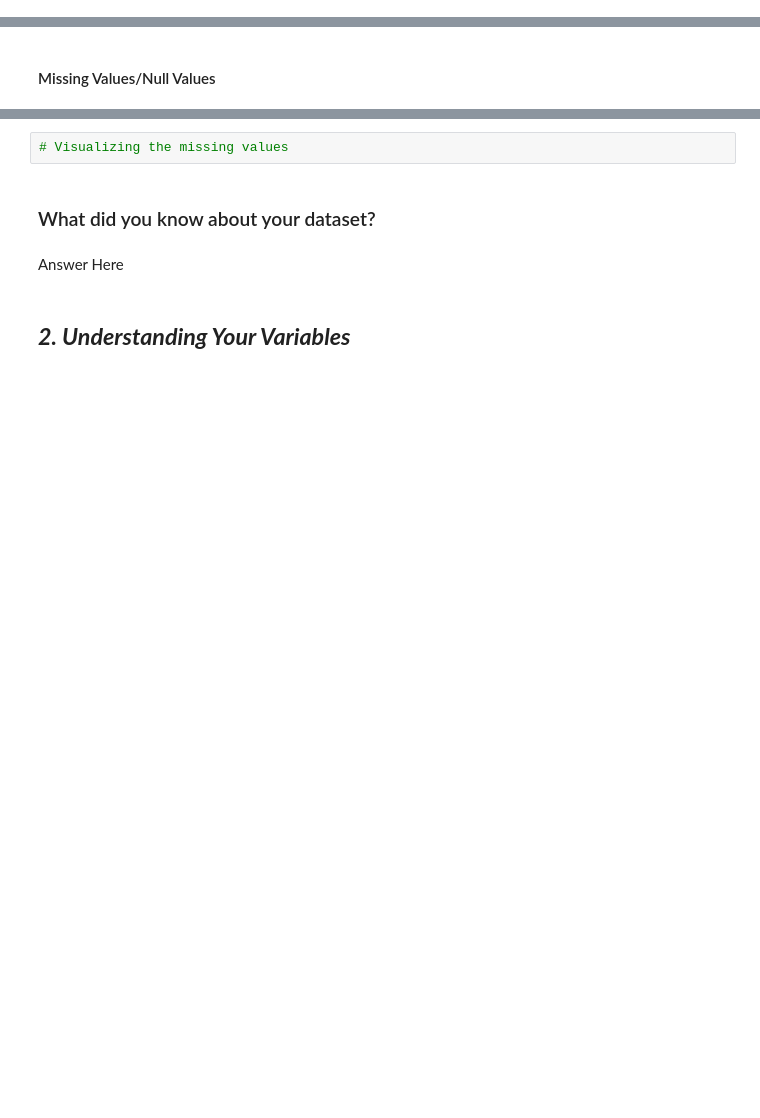
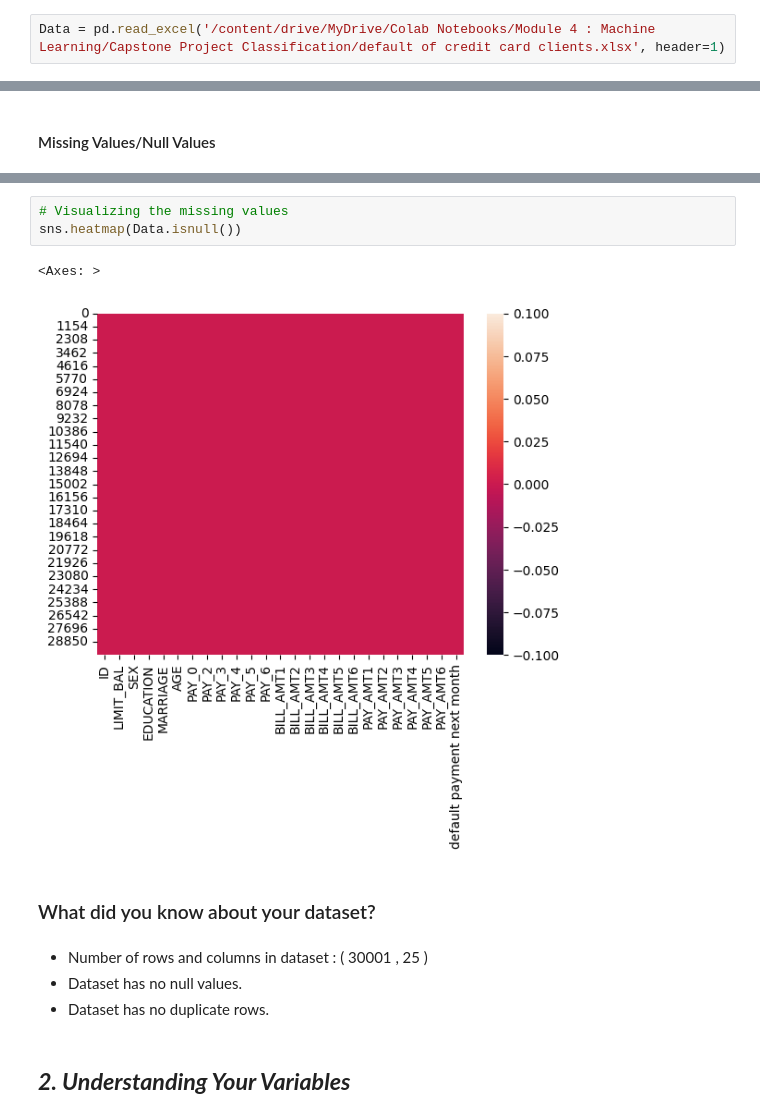
Before and after one commit to akshat0522/Credit-Card-Default-Prediction-Project, a Jupyter notebook: Credit_Card_Default_Prediction.ipynb, the cells around one changed output, grey strips where cells are left out. Saved outputs shown, nothing was run; the diff lists cells and outputs as text; blank space fills up the shorter version.

```diff
--- a/Credit_Card_Default_Prediction.ipynb
+++ b/Credit_Card_Default_Prediction.ipynb
@@ -85,3 +96,5 @@ M - Multivariate Analysis
+# %%
+Data = pd.read_excel('/content/drive/MyDrive/Colab Notebooks/Module 4 : Machine Learning/Capstone Project Classification/default of credit card clients.xlsx', header=1)
 # %% [markdown]
 ### Dataset First View
 # %%
@@ -105,9 +172,15 @@ M - Multivariate Analysis
 # %%
 # Visualizing the missing values
+sns.heatmap(Data.isnull())
+# %% [output]
+<Axes: >
+[figure, added]
 # %% [markdown]
 ### What did you know about your dataset?
-# %% [markdown]
-Answer Here
+# %% [markdown]
+*   Number of rows and columns in dataset : ( 30001 , 25 )
+*   Dataset has no null values.
+*   Dataset has no duplicate rows.
 # %% [markdown]
 ## ***2. Understanding Your Variables***
 # %%
```
Also changed, not shown: parts of 19 cells of this notebook.
